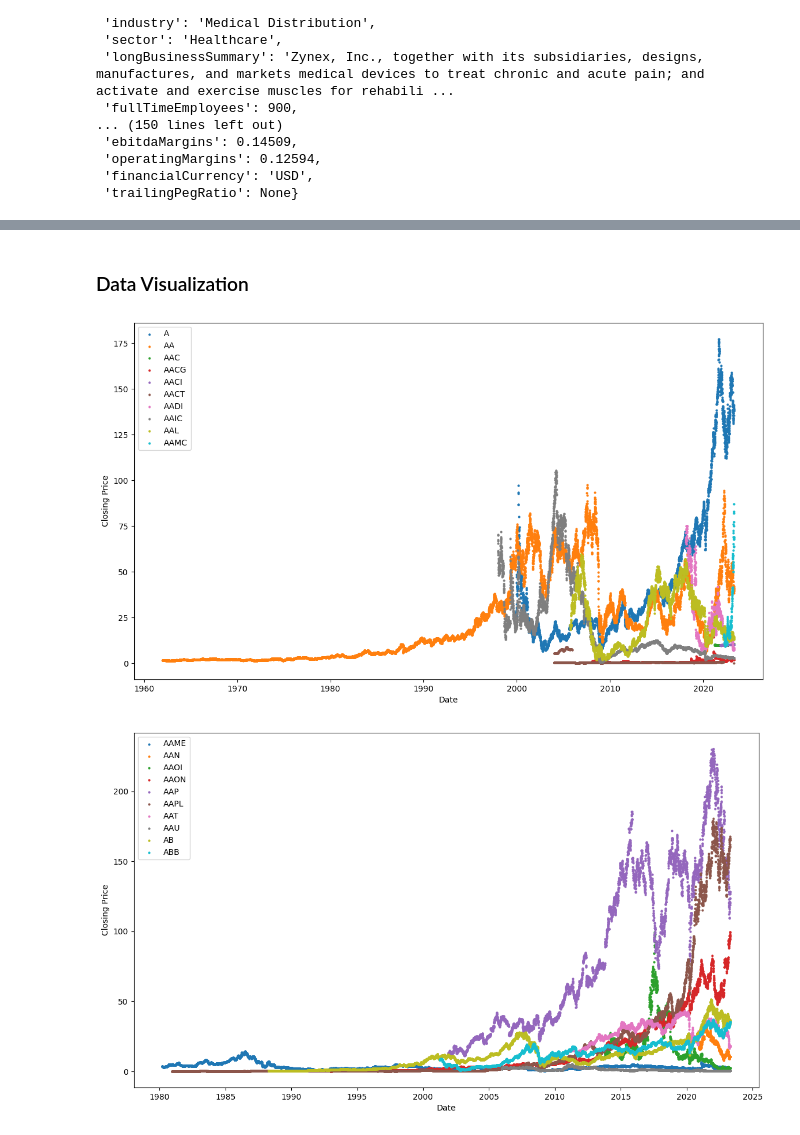
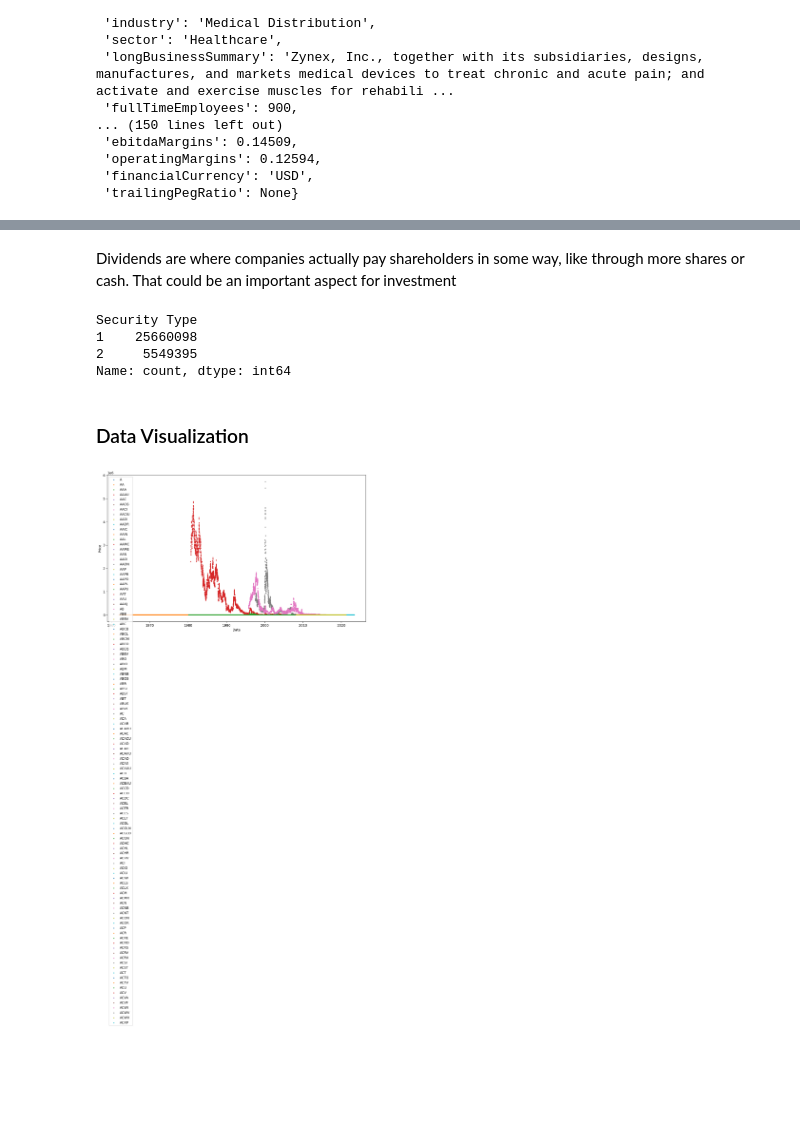
Before and after one commit to n-ghosh/Market-Learning, a Jupyter notebook: market_learning.ipynb, the cells around one changed output, grey strips where cells are left out. Drawn from its saved outputs; the diff is of its cells as text; code cells hidden in the pictures; blank space fills up the shorter version.

```diff
--- a/market_learning.ipynb
+++ b/market_learning.ipynb
@@ -65,0 +36,4 @@ memory usage: 1.1+ MB
+# %%
+nasdaq_url = 'http://www.nasdaqtrader.com/dynamic/SymDir/nasdaqtraded.txt'
+page_data = pd.read_csv(nasdaq_url, sep='|')
+page_data.info()
@@ -302,0 +508,4 @@ df_all.index, df_all['Acronym'][0], df_all[0:4]
+# %%
+i = 1748
+df_all[df_all['Dividends'] != 0]
+# df_all[i-5:i+5]
@@ -303,15 +526,23 @@ df_all.index, df_all['Acronym'][0], df_all[0:4]
+# %% [markdown]
+Dividends are where companies actually pay shareholders in some way, like through more shares or cash. That could be an important aspect for investment
+# %%
+df_all['Security Type'].value_counts()
+# %% [output]
+Security Type
+1    25660098
+2     5549395
+Name: count, dtype: int64
 # %% [markdown]
 ### Data Visualization
 # %%
-for j in range(10):
-    plt.figure(figsize=(14, 8))
-    for i in range(j*10, j*10+10):
-        plt.scatter(lst_dfs[i].index, lst_dfs[i]['Close'], label=lst_dfs[i]['Acronym'][0], s=4)
+j=10 # for j in range(10):
+plt.figure(figsize=(14, 8))
+for i in range(j*10+10):
+    plt.scatter(lst_dfs[i].index, lst_dfs[i]['Close'], label=lst_dfs[i]['Acronym'][0], s=4)
 
-    plt.legend()
-    plt.xlabel('Date')
-    plt.ylabel('Closing Price')
-    plt.show()
+plt.legend()
+plt.xlabel('Date')
+plt.ylabel('Price')
+plt.show()
 # %% [output]
-[figure, old version]
+[figure, new version]
-[figure, removed]
```
Also changed, not shown: parts of 60 cells of this notebook.
